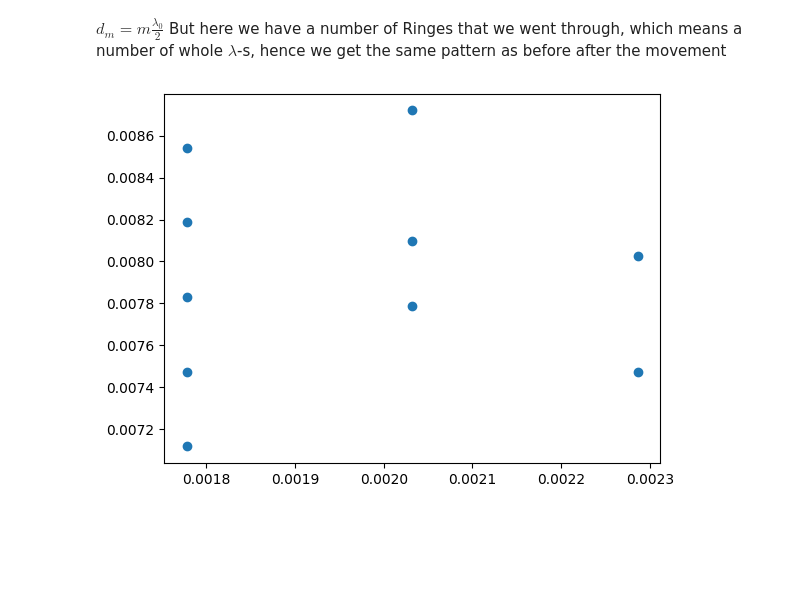
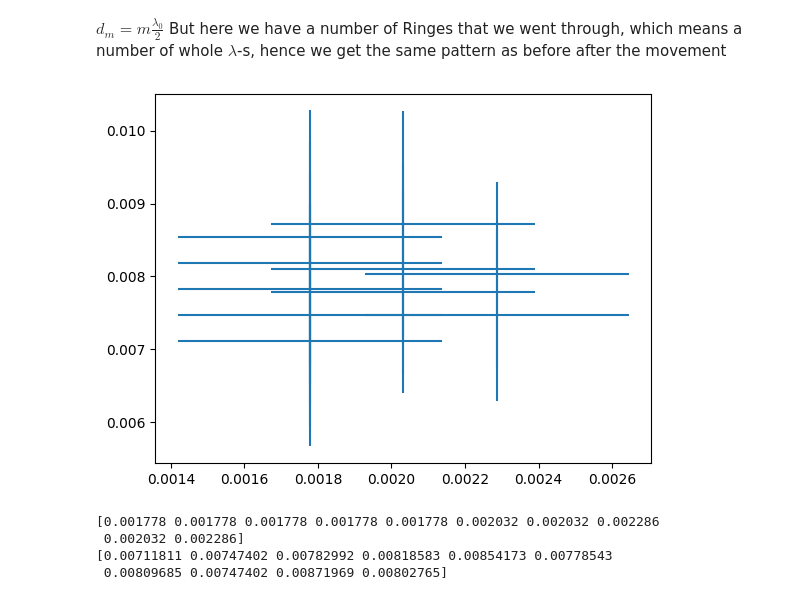
Before and after one commit to KemalOenen/Grundpraktikum2_Gruppe1_SS23, a Jupyter notebook: Versuch5/analysis_calibration.ipynb, the cells around one changed output. Saved outputs shown, nothing was run; the diff lists cells and outputs as text; code cells hidden in the pictures; blank space fills up the shorter version.

Commit message:
Some plots to be discussed

```diff
--- a/Versuch5/analysis_calibration.ipynb
+++ b/Versuch5/analysis_calibration.ipynb
@@ -52,13 +52,18 @@ lambda_0=632.8E-9 #m
 distance_wavelength=df[" Ringcount"]*lambda_0
 distance_wavelength=np.array(distance_wavelength)
 distance_wavelength #m
-dist_wave_uncert=lambda_0*np.ones(10)
+dist_wave_uncert=lambda_0*np.ones(10)/2
-# %%
-y=distance_wavelength/distance_screw
-
-plt.scatter(distance_screw, y)
-
-
-plt.show()
-# %% [output]
-[figure, removed]
+# %%
+y=distance_wavelength/distance_screw
+y_err=np.sqrt((dist_wave_uncert/distance_screw)**2 + (distance_wavelength*dist_screw_uncert/distance_screw**2)**2)
+x=distance_screw
+plt.errorbar(x, y, yerr=y_err, xerr=dist_screw_uncert, fmt='None')
+plt.show()
+print(x)
+print(y)
+# %% [output]
+[figure, added]
+[0.001778 0.001778 0.001778 0.001778 0.001778 0.002032 0.002032 0.002286
+ 0.002032 0.002286]
+[0.00711811 0.00747402 0.00782992 0.00818583 0.00854173 0.00778543
+ 0.00809685 0.00747402 0.00871969 0.00802765]
```
Also changed, not shown: parts of 2 cells of this notebook.
